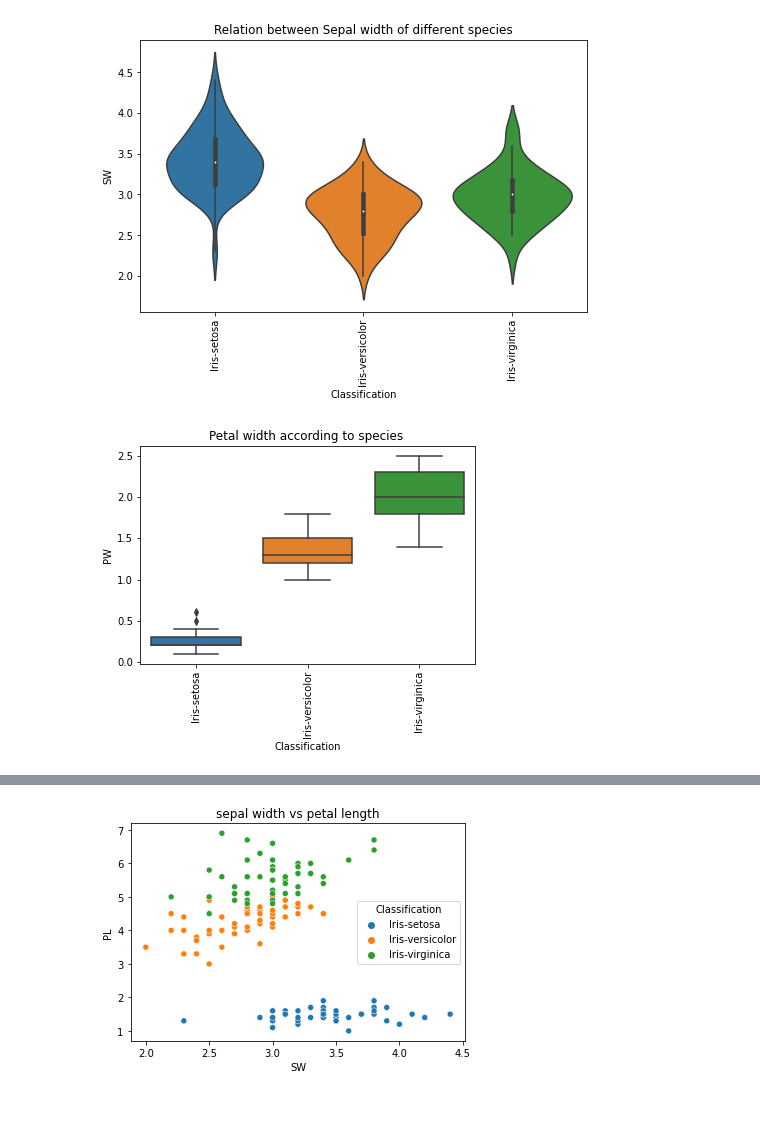
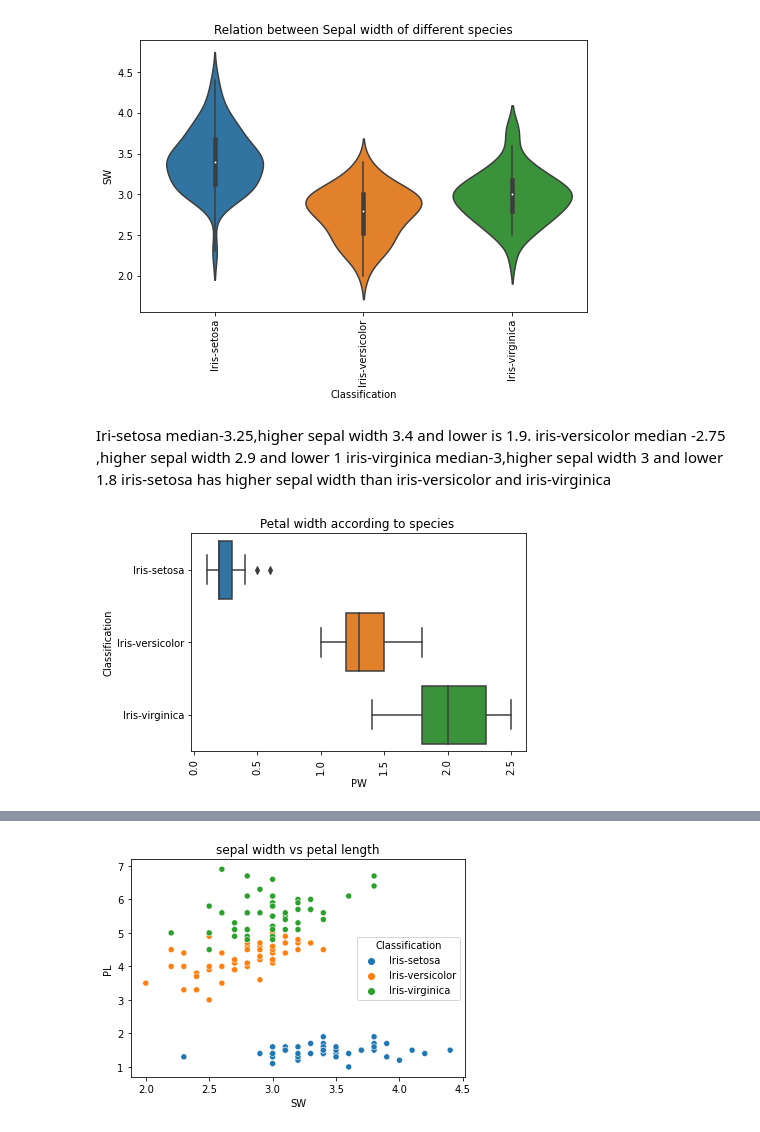
Before and after one commit to Shanijaragesh/Case-Study, a Jupyter notebook: acttivity_iris.ipynb, the cells around one changed output, grey strips where cells are left out. Drawn from its saved outputs; the diff is of its cells as text; code cells hidden in the pictures.

```diff
--- a/acttivity_iris.ipynb
+++ b/acttivity_iris.ipynb
@@ -68,9 +68,14 @@ plt.xticks(rotation=90)
 plt.show()
 # %% [output]
 [figure]
+# %% [markdown]
+Iri-setosa median-3.25,higher sepal width 3.4 and lower is 1.9.
+iris-versicolor median -2.75 ,higher sepal width 2.9 and lower 1
+iris-virginica median-3,higher sepal width 3 and lower 1.8
+iris-setosa has higher sepal width than iris-versicolor and iris-virginica
 # %%
-sns.boxplot(data=iris_data,x='Classification',y='PW').set(title='Petal width according to species ')
+sns.boxplot(data=iris_data,x='PW',y='Classification').set(title='Petal width according to species ')
 plt.xticks(rotation=90)
 plt.show()
 # %% [output]
-[figure, old version]
+[figure, new version]
```
Also changed, not shown: parts of 4 cells of this notebook.
